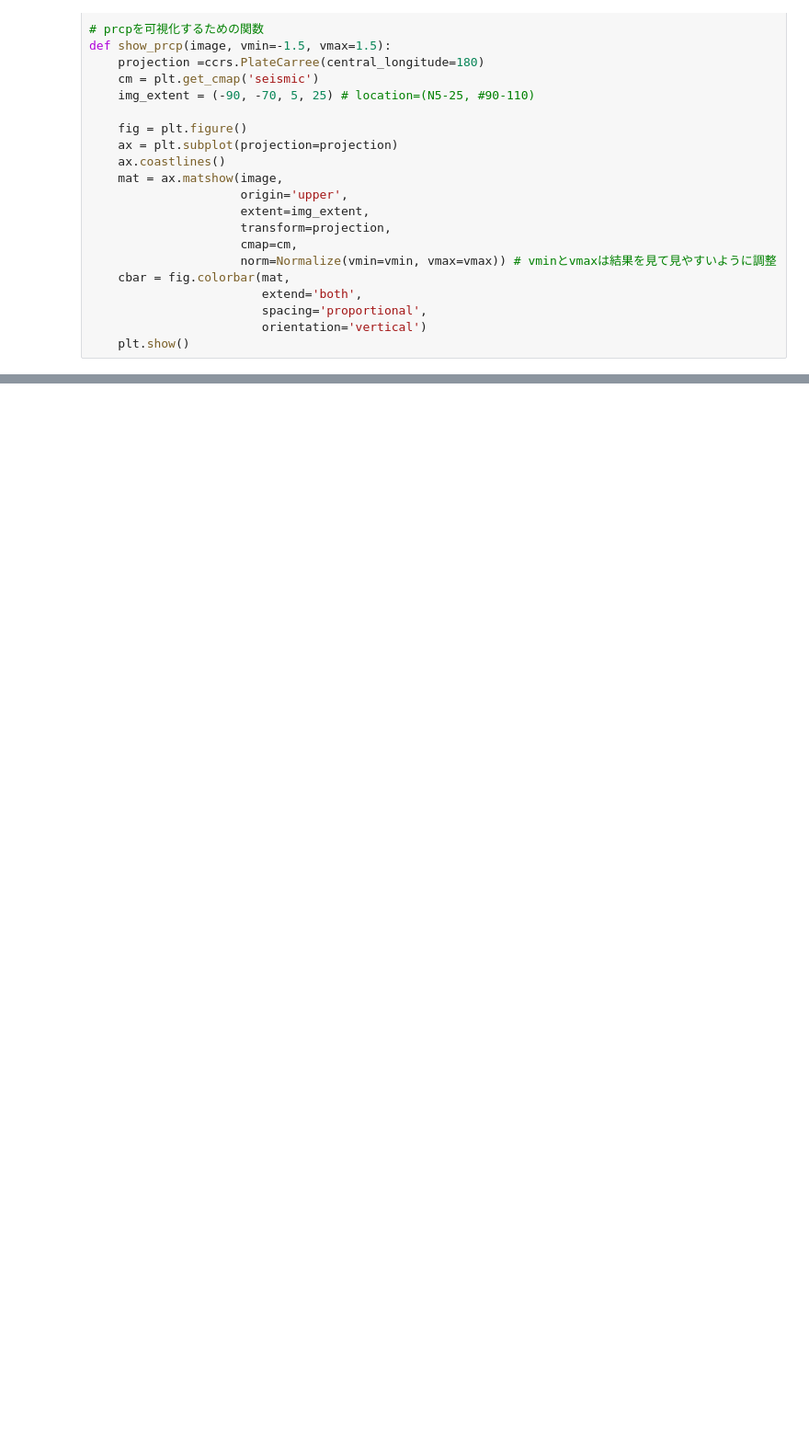
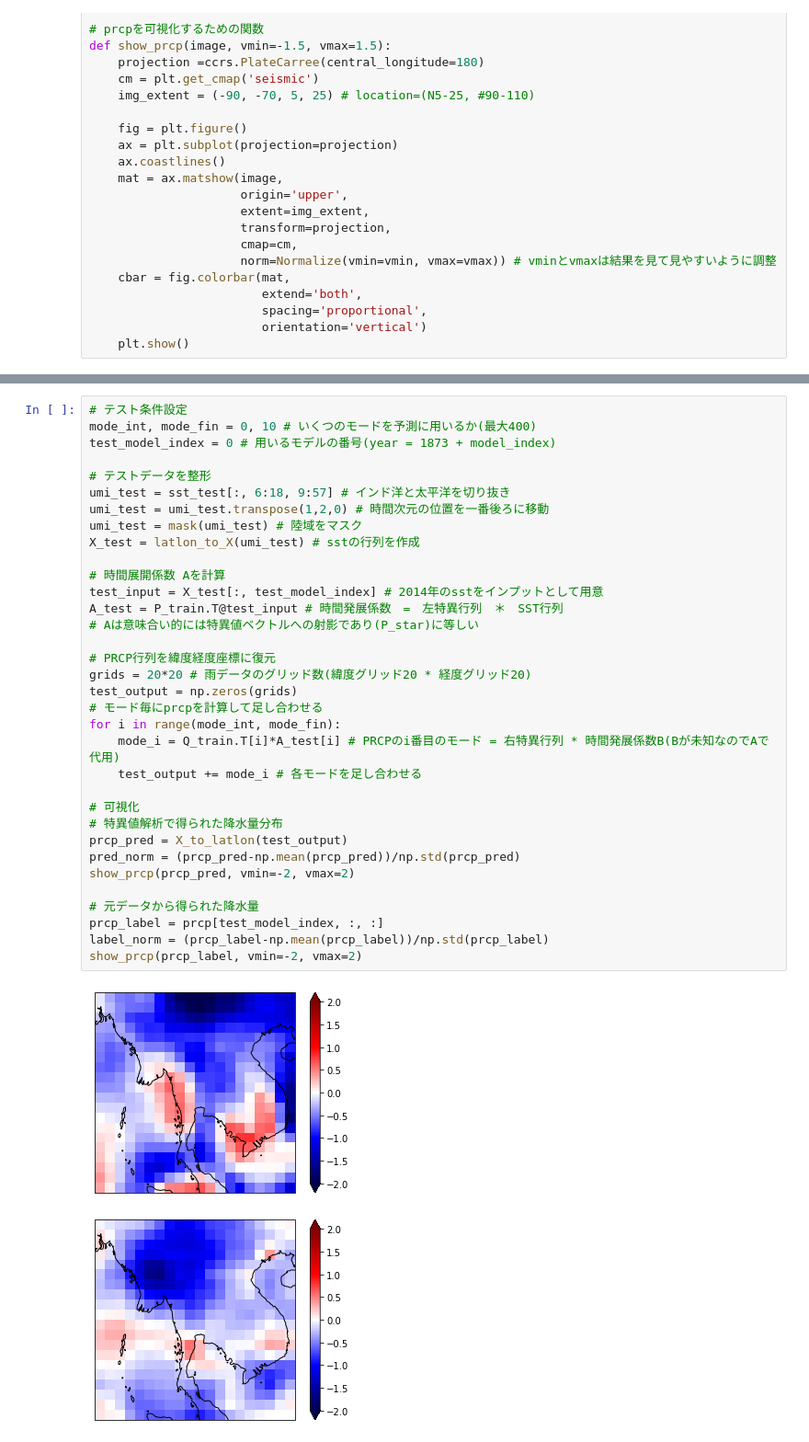
Before and after one commit to HalKiyo/ryzen5900_jupyter_test, a Jupyter notebook: test_workspace/svd_test/test.ipynb, the cells around one changed output, grey strips where cells are left out. Shown: that part at 92% size. Drawn from its saved outputs; the diff is of its cells as text; blank space fills up the shorter version.

```diff
--- a/test_workspace/svd_test/test.ipynb
+++ b/test_workspace/svd_test/test.ipynb
@@ -136,0 +176,37 @@ sst_m0_y1974 = sst[model_index, year_index, :, :]
+# %%
+# テスト条件設定
+mode_int, mode_fin = 0, 10 # いくつのモードを予測に用いるか(最大400)
+test_model_index = 0 # 用いるモデルの番号(year = 1873 + model_index)
+
+# テストデータを整形
+umi_test = sst_test[:, 6:18, 9:57] # インド洋と太平洋を切り抜き
+umi_test = umi_test.transpose(1,2,0) # 時間次元の位置を一番後ろに移動
+umi_test = mask(umi_test) # 陸域をマスク
+X_test = latlon_to_X(umi_test) # sstの行列を作成
+
+# 時間展開係数 Aを計算
+test_input = X_test[:, test_model_index] # 2014年のsstをインプットとして用意
+A_test = P_train.T@test_input # 時間発展係数　=　左特異行列　＊　SST行列
+# Aは意味合い的には特異値ベクトルへの射影であり(P_star)に等しい
+
+# PRCP行列を緯度経度座標に復元
+grids = 20*20 # 雨データのグリッド数(緯度グリッド20 * 経度グリッド20)
+test_output = np.zeros(grids)
+# モード毎にprcpを計算して足し合わせる
+for i in range(mode_int, mode_fin):
+    mode_i = Q_train.T[i]*A_test[i] # PRCPのi番目のモード = 右特異行列 * 時間発展係数B(Bが未知なのでAで代用)
+    test_output += mode_i # 各モードを足し合わせる
+
+# 可視化
+# 特異値解析で得られた降水量分布
+prcp_pred = X_to_latlon(test_output)
+pred_norm = (prcp_pred-np.mean(prcp_pred))/np.std(prcp_pred)
+show_prcp(prcp_pred, vmin=-2, vmax=2)
+
+# 元データから得られた降水量
+prcp_label = prcp[test_model_index, :, :]
+label_norm = (prcp_label-np.mean(prcp_label))/np.std(prcp_label)
+show_prcp(prcp_label, vmin=-2, vmax=2)
+# %% [output]
+[figure, added]
+[figure, added]
```
Also changed, not shown: parts of 3 cells of this notebook.
